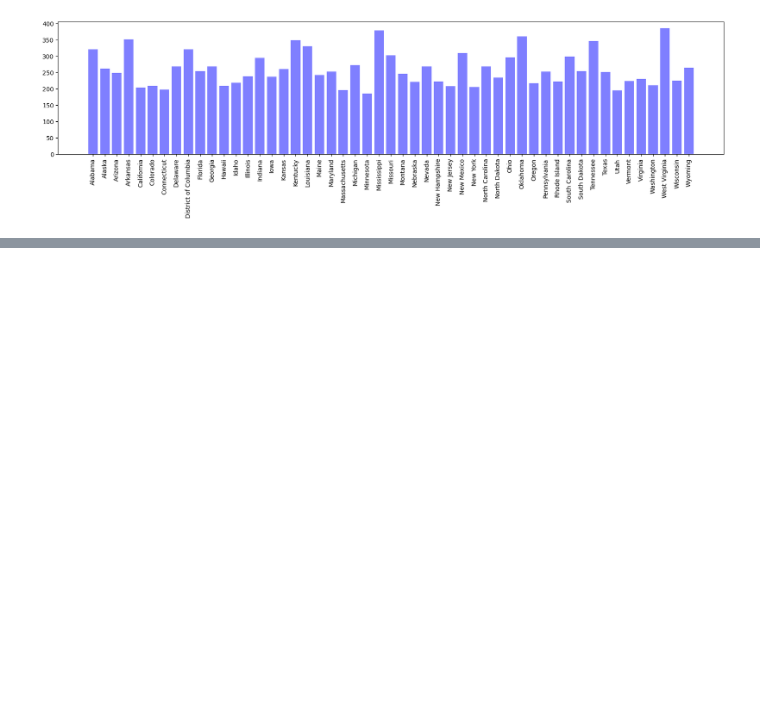
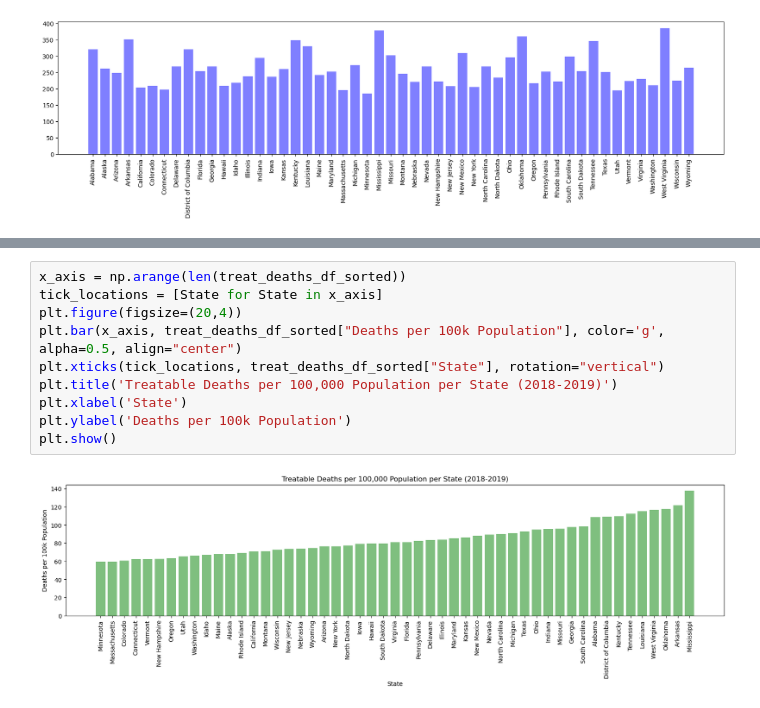
Before and after one commit to redpandata19/Project_1_Team_5, a Jupyter notebook: Premature_deaths.ipynb, the cells around one changed output, grey strips where cells are left out. Saved outputs shown, nothing was run; the diff lists cells and outputs as text; blank space fills up the shorter version.

```diff
--- a/Premature_deaths.ipynb
+++ b/Premature_deaths.ipynb
@@ -510,0 +516,12 @@ plt.show()
+# %%
+x_axis = np.arange(len(treat_deaths_df_sorted))
+tick_locations = [State for State in x_axis]
+plt.figure(figsize=(20,4))
+plt.bar(x_axis, treat_deaths_df_sorted["Deaths per 100k Population"], color='g', alpha=0.5, align="center")
+plt.xticks(tick_locations, treat_deaths_df_sorted["State"], rotation="vertical")
+plt.title('Treatable Deaths per 100,000 Population per State (2018-2019)')
+plt.xlabel('State')
+plt.ylabel('Deaths per 100k Population')
+plt.show()
+# %% [output]
+[figure, added]
```
Also changed, not shown: parts of 21 cells of this notebook.
